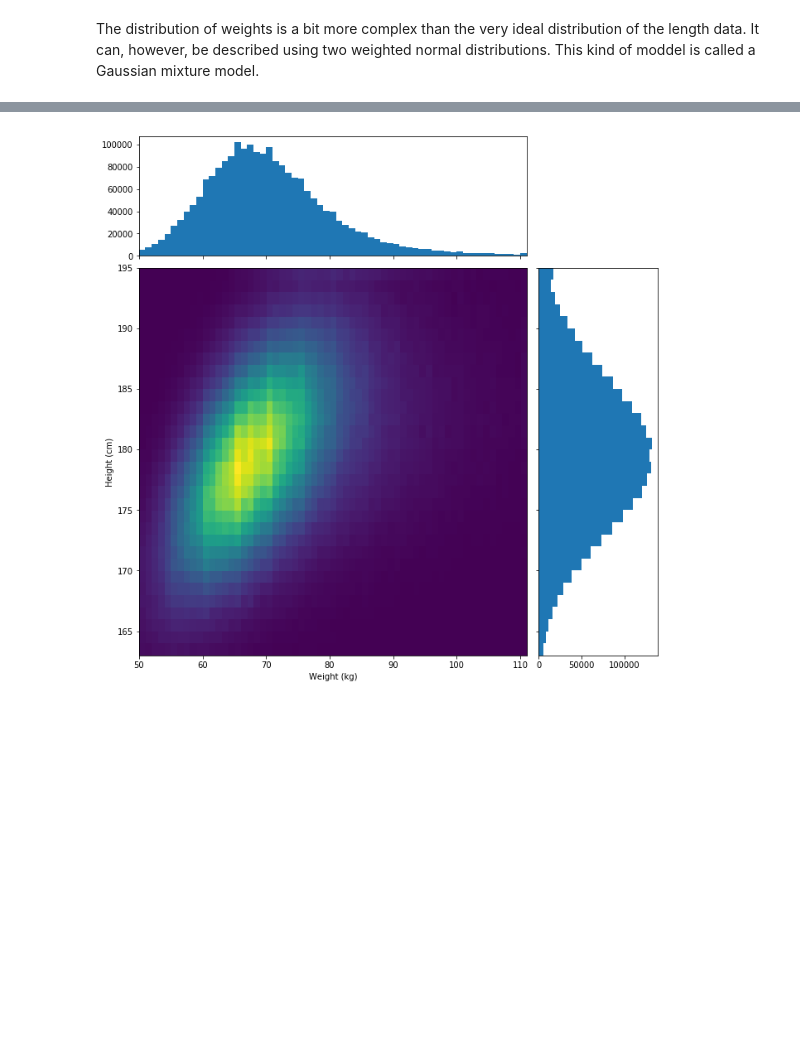
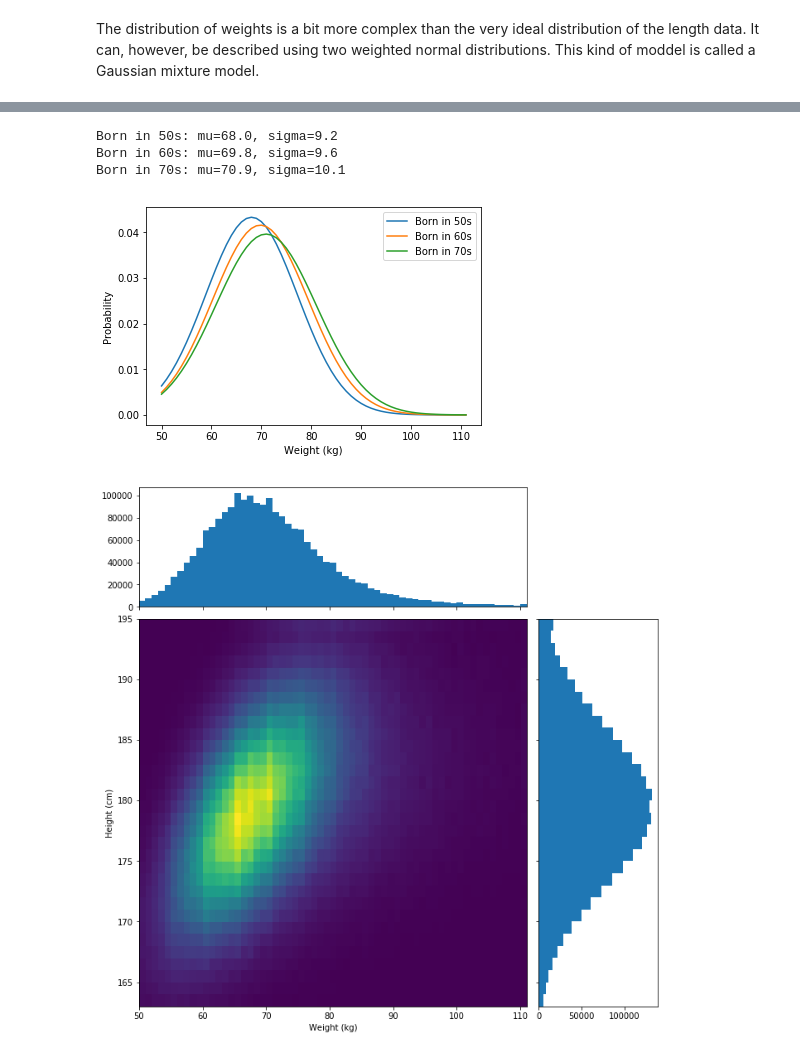
Before and after one commit to fredrikwahlberg/5LN445, a Jupyter notebook: Statistics - INSARK.ipynb, the cells around one changed output, grey strips where cells are left out. Saved outputs shown, nothing was run; the diff lists cells and outputs as text; code cells hidden in the pictures; blank space fills up the shorter version.

Commit message:
Split up data into time categories

```diff
--- a/Statistics - INSARK.ipynb
+++ b/Statistics - INSARK.ipynb
@@ -138,3 +138,26 @@ w_2=0.7, mu_2=66.3, sigma_2=6.6
+# %%
+X = np.arange(10, 99, 10)
+data = list()
+for x in X:
+    data.append(np.asarray([w for w, b in zip(weight, born) if x<=b and b<(x+10)]))
+
+w = np.unique(weight)
+
+plt.figure()
+for d, x in zip(data, X):
+    if len(d) > 10:
+        n = norm(np.mean(d), np.std(d))
+        plt.plot(w, n.pdf(w), label="Born in %is"%x)
+        print("Born in %is: mu=%.1f, sigma=%.1f" % (x, n.mean(), n.std()))
+plt.legend(loc='upper right')
+plt.xlabel("Weight (kg)")
+plt.ylabel("Probability")
+plt.show()
+# %% [output]
+Born in 50s: mu=68.0, sigma=9.2
+Born in 60s: mu=69.8, sigma=9.6
+Born in 70s: mu=70.9, sigma=10.1
+[figure, added]
 # %%
 from matplotlib.ticker import NullFormatter
 
```
Also changed, not shown: parts of 1 cell of this notebook.
